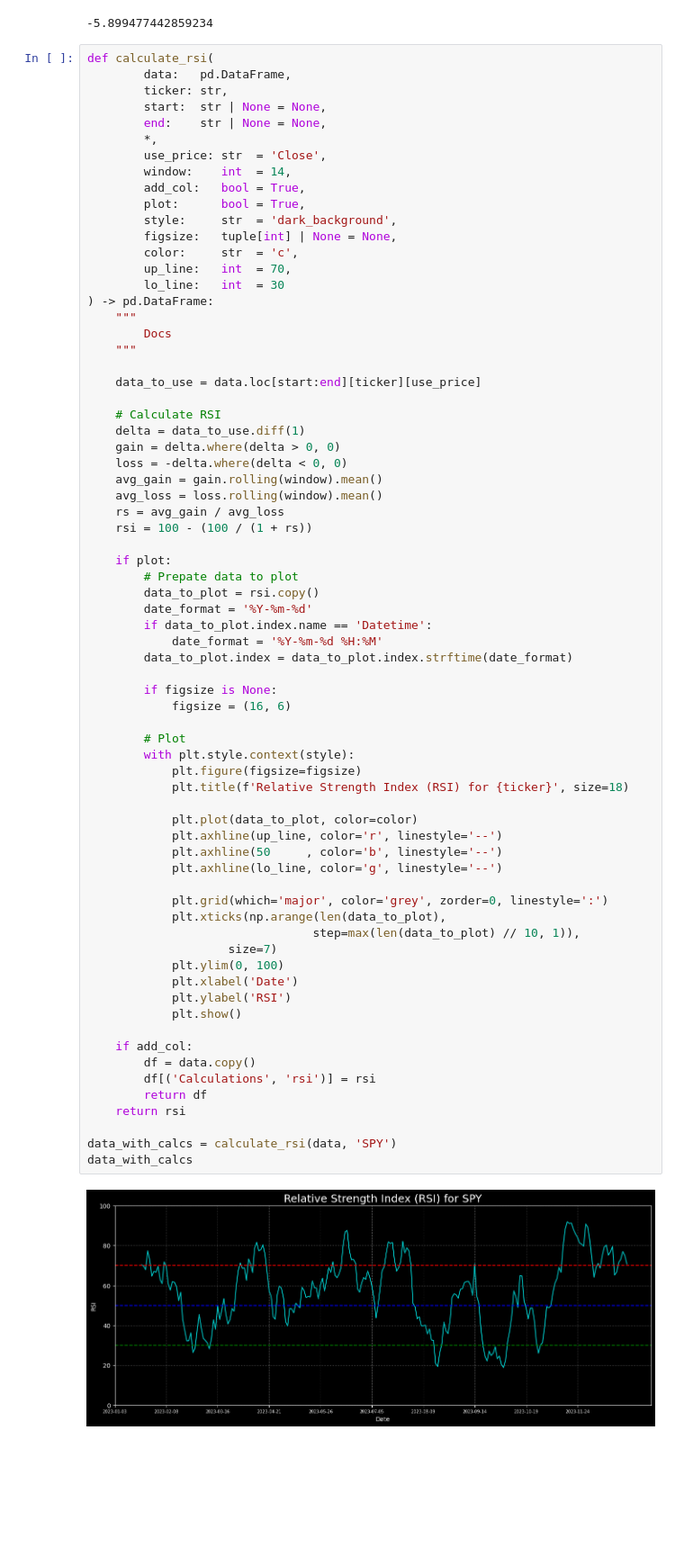
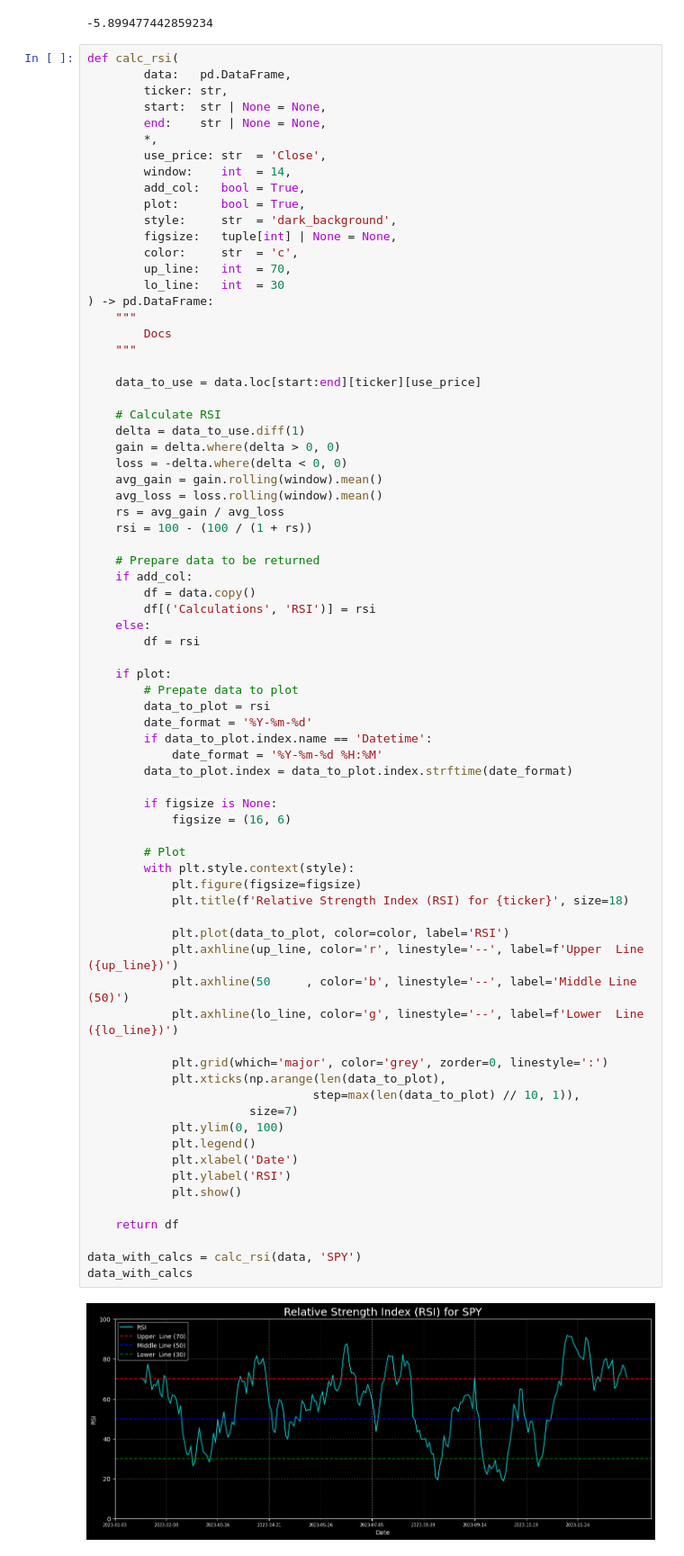
Before and after one commit to AndryADSM/Asset-Analyzer, a Jupyter notebook: asset_analyzer.ipynb, the cells around one changed output. Shown at 90% size. Drawn from its saved outputs; the diff is of its cells as text; blank space fills up the shorter version.

```diff
--- a/asset_analyzer.ipynb
+++ b/asset_analyzer.ipynb
@@ -1290,7 +1290,7 @@ sharpe_r
 # %% [output]
 -5.899477442859234
 # %%
-def calculate_rsi(
+def calc_rsi(
         data:   pd.DataFrame,
         ticker: str,
         start:  str | None = None,
@@ -1321,46 +1321,50 @@ def calculate_rsi(
     rs = avg_gain / avg_loss
     rsi = 100 - (100 / (1 + rs))
 
+    # Prepare data to be returned
+    if add_col:
+        df = data.copy()
+        df[('Calculations', 'RSI')] = rsi
+    else:
+        df = rsi
+
     if plot:
         # Prepate data to plot
-        data_to_plot = rsi.copy()
+        data_to_plot = rsi
         date_format = '%Y-%m-%d'
         if data_to_plot.index.name == 'Datetime':
             date_format = '%Y-%m-%d %H:%M'
         data_to_plot.index = data_to_plot.index.strftime(date_format)
 
         if figsize is None:
             figsize = (16, 6)
 
         # Plot
         with plt.style.context(style):
             plt.figure(figsize=figsize)
             plt.title(f'Relative Strength Index (RSI) for {ticker}', size=18)
 
-            plt.plot(data_to_plot, color=color)
-            plt.axhline(up_line, color='r', linestyle='--')
-            plt.axhline(50     , color='b', linestyle='--')
-            plt.axhline(lo_line, color='g', linestyle='--')
+            plt.plot(data_to_plot, color=color, label='RSI')
+            plt.axhline(up_line, color='r', linestyle='--', label=f'Upper  Line ({up_line})')
+            plt.axhline(50     , color='b', linestyle='--', label='Middle Line (50)')
+            plt.axhline(lo_line, color='g', linestyle='--', label=f'Lower  Line ({lo_line})')
 
             plt.grid(which='major', color='grey', zorder=0, linestyle=':')
             plt.xticks(np.arange(len(data_to_plot),
                                 step=max(len(data_to_plot) // 10, 1)),
-                    size=7)
+                       size=7)
             plt.ylim(0, 100)
+            plt.legend()
             plt.xlabel('Date')
             plt.ylabel('RSI')
             plt.show()
 
-    if add_col:
-        df = data.copy()
-        df[('Calculations', 'rsi')] = rsi
-        return df
-    return rsi
+    return df
 
-data_with_calcs = calculate_rsi(data, 'SPY')
+data_with_calcs = calc_rsi(data, 'SPY')
 data_with_calcs
 # %% [output]
-[figure, old version]
+[figure, new version]
 | Ticker | SPY |  |  |  |  |  | AAPL |  |  |  | ... | ... |
 | Price | Open | High | Low | Close | Adj Close | Volume | Open | High | Low | Close | ... | ... |
 | Date |  |  |  |  |  |  |  |  |  |  |  | ... |
```
Also changed, not shown: parts of 7 cells of this notebook.
